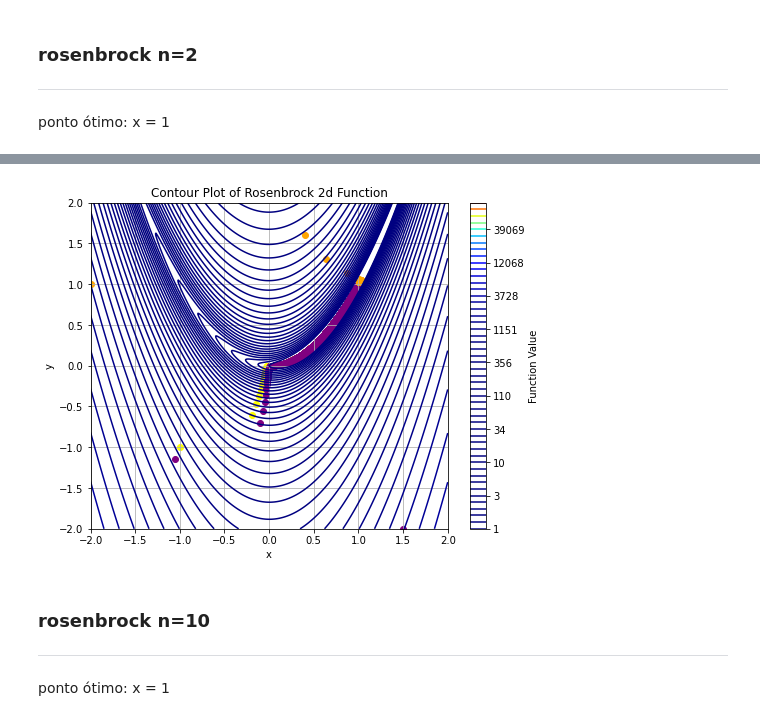
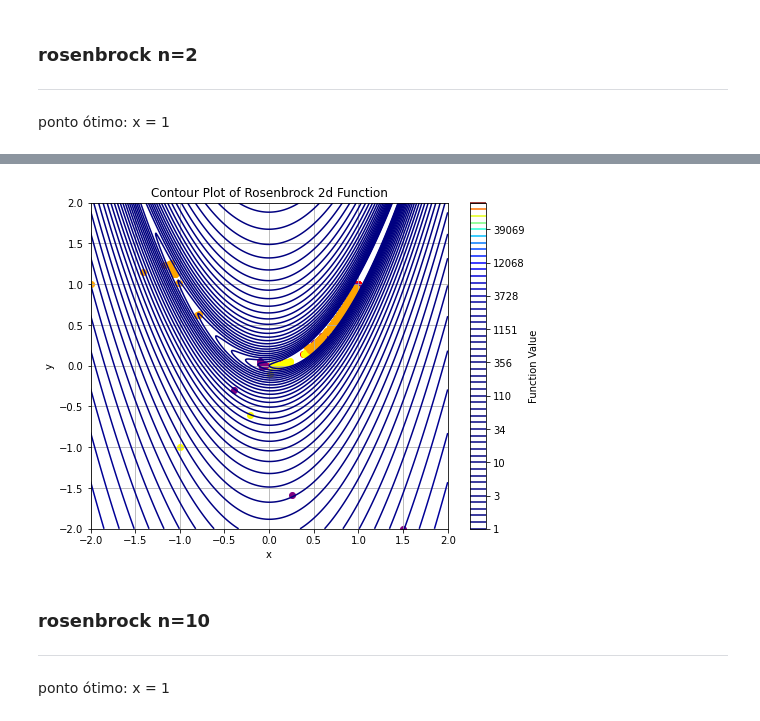
Before and after one commit to PedroSiqueira1/OptimizationMethods, a Jupyter notebook: src/notebooks/lista3.ipynb, the cells around one changed output, grey strips where cells are left out. Saved outputs shown, nothing was run; the diff lists cells and outputs as text; code cells hidden in the pictures.

```diff
--- a/src/notebooks/lista3.ipynb
+++ b/src/notebooks/lista3.ipynb
@@ -178,7 +174,7 @@ plt.show()
 # %%
 import time
 
-def gradient_method(gradient_function,alpha, x0, tol=1e-5, max_iter=1000, n=2):
+def gradient_method(func, grad, x0, tol=1e-5, max_iter=1000, n=2):
     data_points = [x0]
     iteration = 0
     x0 = np.array(x0)
@@ -190,15 +186,12 @@ def gradient_method(gradient_function,alpha, x0, tol=1e-5, max_iter=1000, n=2):
 
     while iteration < max_iter:
         iteration+=1
-        if gradient_function == grad_himmelblau:
-            direction = np.array(gradient_function(x0))
-        elif gradient_function == grad_rosenbrock:
-            direction = np.array(gradient_function(x0,n))
-        else:
-            raise ValueError("Invalid gradient function")
+        direction = -np.array(grad(x0))
 
-        x1 = np.array(x0) - direction * alpha
-        if  np.linalg.norm(x1 - x0) <= tol:
+
+        alpha = line_search_def(func, grad, x0, direction)
+        x1 = np.array(x0) + direction * alpha
+        if  np.linalg.norm(grad(x0)) <= tol:
             total_time = time.time() - start_time
             return data_points[-1], iteration, data_points, np.array(times), total_time
         data_points.append(x1)
@@ -221,16 +214,16 @@ $ f(−3.779310,−3.283186) = 0.0 \\ $
 $ f(3.584428, −1.848126) = 0.0 \\$
 # %%
 x0 = [0, 0]
-sol1 = gradient_method(grad_himmelblau, 0.01, x0, max_iter=1000)
+sol1 = gradient_method(himmelblau, grad_himmelblau, x0, max_iter=1000)
 
 x0 = [-1, -1]
-sol2 = gradient_method(grad_himmelblau, 0.01, x0, max_iter=1000)
+sol2 = gradient_method(himmelblau,grad_himmelblau, x0, max_iter=1000)
 
 x0 = [1.5, -2]
-sol3 = gradient_method(grad_himmelblau, 0.01, x0, max_iter=1000)
+sol3 = gradient_method(himmelblau, grad_himmelblau, x0, max_iter=1000)
 
 x0 = [-2,  1]
-sol4 = gradient_method(grad_himmelblau, 0.01, x0, max_iter=1000)
+sol4 = gradient_method(himmelblau, grad_himmelblau, x0, max_iter=1000)
 # %%
 data = {
     'x0 = [0, 0]': {
@@ -316,18 +303,21 @@ anim.save('himmelblau_animation.gif', writer='pillow', fps=1)
 <hr/>
 
 ponto ótimo: x = 1
+# %%
+def rosenbrock2(x):
+    return rosenbrock(x, 2)
 # %%
 x0 = [0, 0]
-sol1 = gradient_method(grad_rosenbrock, 0.001, x0, max_iter=10000)
+sol1 = gradient_method(rosenbrock2, lambda x: grad_rosenbrock(x, 2), x0, max_iter=100000)
 
 x0 = [-1, -1]
-sol2 = gradient_method(grad_rosenbrock, 0.001, x0, max_iter=10000)
+sol2 = gradient_method(rosenbrock2, lambda x: grad_rosenbrock(x, 2), x0, max_iter=100000)
 
 x0 = [1.5, -2]
-sol3 = gradient_method(grad_rosenbrock, 0.001, x0, max_iter=10000)
+sol3 = gradient_method(rosenbrock2, lambda x: grad_rosenbrock(x, 2), x0, max_iter=100000)
 
 x0 = [-2,  1]
-sol4 = gradient_method(grad_rosenbrock, 0.001, x0, max_iter=10000)
+sol4 = gradient_method(rosenbrock2, lambda x: grad_rosenbrock(x, 2), x0, max_iter=100000)
 # %%
 data = {
     'x0 = [0, 0]': {
@@ -375,35 +366,35 @@ X, Y = np.meshgrid(x, y)
 Z = rosenbrock([X, Y],2)
 # Drawing the contour plot
 plt.contour(X, Y, Z, levels=np.logspace(0, 5, 50), cmap='jet')
 
 plt.xlabel('x')
 plt.ylabel('y')
 plt.title('Contour Plot of Rosenbrock 2d Function')
 plt.colorbar(label='Function Value')
 plt.grid(True)
 
 ac = ax.scatter([], [], color='red')
 bc = ax.scatter([], [], color='yellow')
 cc = ax.scatter([], [], color='purple')
 dc = ax.scatter([], [], color='orange')
 
 
 num_frames = 100
 step = max(1, len(sol1[2]) // num_frames)
 
 def plot_solution(frame):
     frame_index = frame * step
     ac.set_offsets(sol1[2][:frame_index+1])
     bc.set_offsets(sol2[2][:frame_index+1])
     cc.set_offsets(sol3[2][:frame_index+1])
     dc.set_offsets(sol4[2][:frame_index+1])
     return ac,
     # Creating a grid of points
 
 anim = FuncAnimation(fig, plot_solution, frames=num_frames, interval=50, blit=True)
-anim.save('Rosenbrock_animation.gif', writer='pillow', fps=1)
+anim.save('Rosenbrock_animation_gradient.gif', writer='pillow', fps=1)
 # %% [output]
-[figure, old version]
+[figure, new version]
 # %% [markdown]
 ### rosenbrock n=10
 <hr/>
```
Also changed, not shown: parts of 42 cells of this notebook, 16 other files.
